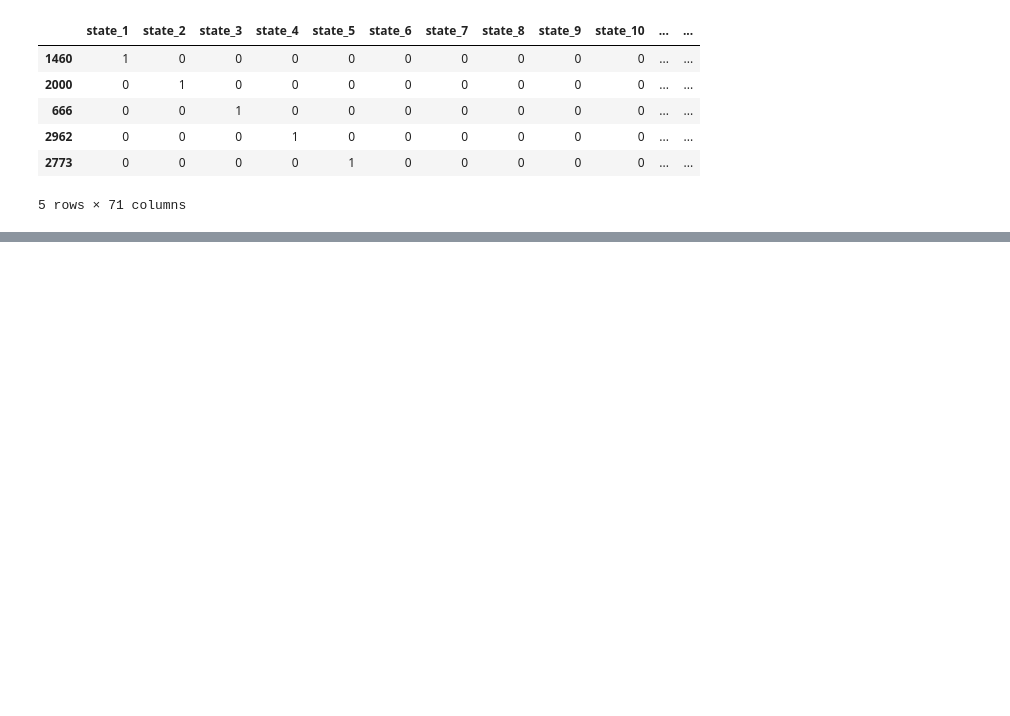
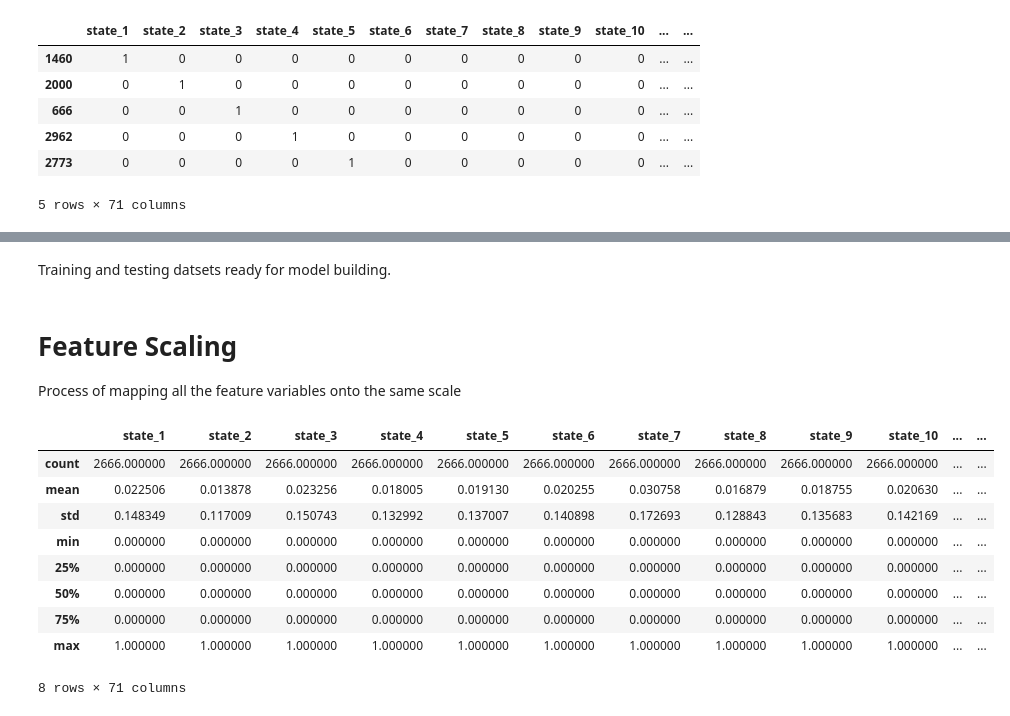
Before and after one commit to NicholasKIRUI/Moringa-Data-Science-Course-Phase-3-Project, a Jupyter notebook: index.ipynb, the cells around one changed output, grey strips where cells are left out. Saved outputs shown, nothing was run; the diff lists cells and outputs as text; code cells hidden in the pictures; blank space fills up the shorter version.

Commit message:
Feature scaling 1

```diff
--- a/index.ipynb
+++ b/index.ipynb
@@ -1557,0 +1568,19 @@ X_train.head()
+# %% [markdown]
+Training and testing datsets ready for model building.
+# %% [markdown]
+# **Feature Scaling**
+
+Process of mapping all the feature variables onto the same scale
+# %%
+X_train.describe()
+# %% [output]
+|  | state_1 | state_2 | state_3 | state_4 | state_5 | state_6 | state_7 | state_8 | state_9 | state_10 | ... | ... |
+| count | 2666.000000 | 2666.000000 | 2666.000000 | 2666.000000 | 2666.000000 | 2666.000000 | 2666.000000 | 2666.000000 | 2666.000000 | 2666.000000 | ... | ... |
+| mean | 0.022506 | 0.013878 | 0.023256 | 0.018005 | 0.019130 | 0.020255 | 0.030758 | 0.016879 | 0.018755 | 0.020630 | ... | ... |
+| std | 0.148349 | 0.117009 | 0.150743 | 0.132992 | 0.137007 | 0.140898 | 0.172693 | 0.128843 | 0.135683 | 0.142169 | ... | ... |
+| min | 0.000000 | 0.000000 | 0.000000 | 0.000000 | 0.000000 | 0.000000 | 0.000000 | 0.000000 | 0.000000 | 0.000000 | ... | ... |
+| 25% | 0.000000 | 0.000000 | 0.000000 | 0.000000 | 0.000000 | 0.000000 | 0.000000 | 0.000000 | 0.000000 | 0.000000 | ... | ... |
+| 50% | 0.000000 | 0.000000 | 0.000000 | 0.000000 | 0.000000 | 0.000000 | 0.000000 | 0.000000 | 0.000000 | 0.000000 | ... | ... |
+| 75% | 0.000000 | 0.000000 | 0.000000 | 0.000000 | 0.000000 | 0.000000 | 0.000000 | 0.000000 | 0.000000 | 0.000000 | ... | ... |
+| max | 1.000000 | 1.000000 | 1.000000 | 1.000000 | 1.000000 | 1.000000 | 1.000000 | 1.000000 | 1.000000 | 1.000000 | ... | ... |
+8 rows × 71 columns
```
Also changed, not shown: parts of 1 cell of this notebook.
